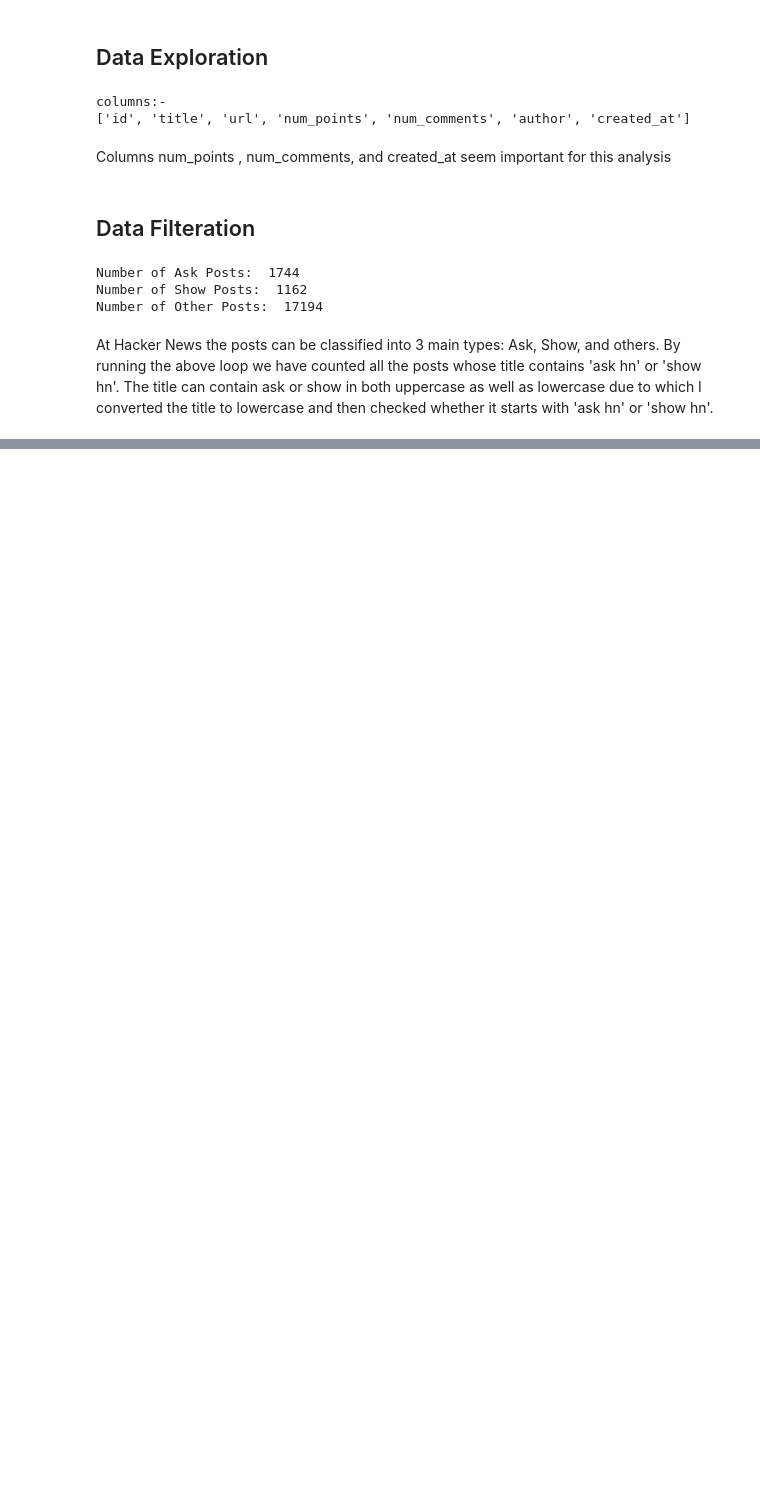
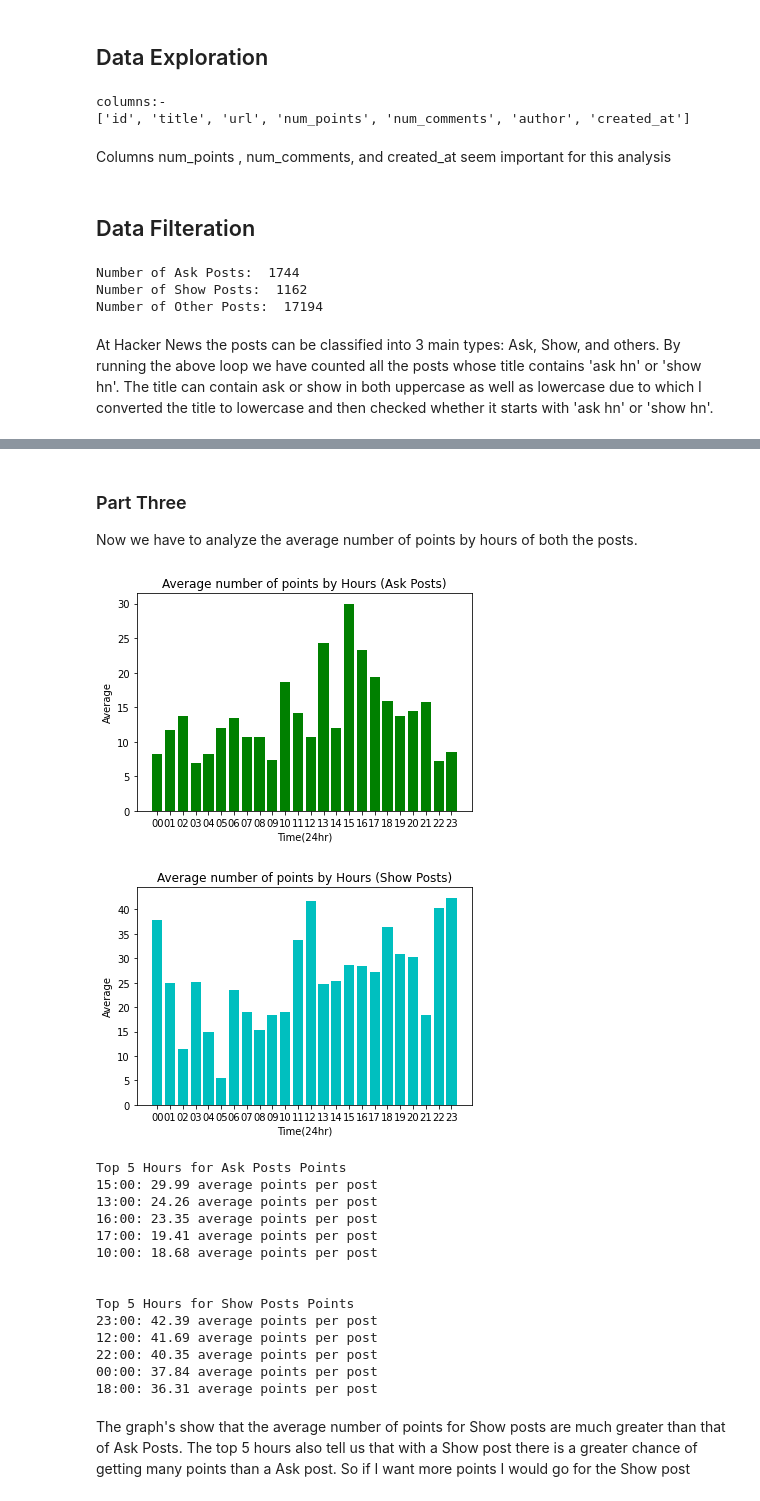
Before and after one commit to saad1998/Data-Analyst-Projects, a Jupyter notebook: Analyzing_HackerNews_project_2.ipynb, the cells around one changed output, grey strips where cells are left out. Saved outputs shown, nothing was run; the diff lists cells and outputs as text; code cells hidden in the pictures; blank space fills up the shorter version.

```diff
--- a/Analyzing_HackerNews_project_2.ipynb
+++ b/Analyzing_HackerNews_project_2.ipynb
@@ -198,3 +308,81 @@ Top 5 Hours for Ask Posts Comments
+# %% [markdown]
+### Part Three
+
+Now we have to analyze the average number of points by hours of both the posts.
+# %%
+avg_by_hour_points_ask=avg_by_hour(points_by_hour_ask,counts_by_hour_ask_points)
+avg_by_hour_points_show=avg_by_hour(points_by_hour_show,counts_by_hour_show_points)
+
+#Plotting average number of comments on a post by hour.
+plt.bar(range(len(avg_by_hour_points_ask)),sorted_vals(sorted_keys_ask_points,avg_by_hour_points_ask),tick_label=sorted_keys_ask_points,color='g')
+plt.title('Average number of points by Hours (Ask Posts)')
+plt.xlabel('Time(24hr)')
+plt.ylabel('Average')
+plt.show()
+
+#Plotting average number of comments on a post by hour.
+plt.bar(range(len(avg_by_hour_points_show)),sorted_vals(sorted_keys_show_points,avg_by_hour_points_show),tick_label=sorted_keys_show_points,color='c')
+plt.title('Average number of points by Hours (Show Posts)')
+plt.xlabel('Time(24hr)')
+plt.ylabel('Average')
+plt.show()
+#Extracting the top 5 hours with a high user engagement.
+swap_avg_by_hour_ask_points=[]
+for key in avg_by_hour_points_ask:
+    temp_list=[]
+    temp_list.append(avg_by_hour_points_ask[key])
+    temp_list.append(key)
+    swap_avg_by_hour_ask_points.append(temp_list)
+
+#Extracting the top 5 hours with a high user engagement.
+swap_avg_by_hour_show_points=[]
+for key in avg_by_hour_points_show:
+    temp_list=[]
+    temp_list.append(avg_by_hour_points_show[key])
+    temp_list.append(key)
+    swap_avg_by_hour_show_points.append(temp_list)
+
+sorted_swap_ask_points=sorted(swap_avg_by_hour_ask_points,reverse=True)
+sorted_swap_show_points=sorted(swap_avg_by_hour_show_points,reverse=True)
+
+print("Top 5 Hours for Ask Posts Points")
+string_format="{time}: {val:.2f} average points per post"
+for row in sorted_swap_ask_points[:5]:
+    date=row[1]
+    val=row[0]
+    dt_object=dt.datetime.strptime(date,"%H")
+    dt_string=dt_object.strftime("%H:%M")
+    print(string_format.format(time=dt_string,val=val))
+
+print("\n")
+
+print("Top 5 Hours for Show Posts Points")
+string_format="{time}: {val:.2f} average points per post"
+for row in sorted_swap_show_points[:5]:
+    date=row[1]
+    val=row[0]
+    dt_object=dt.datetime.strptime(date,"%H")
+    dt_string=dt_object.strftime("%H:%M")
+    print(string_format.format(time=dt_string,val=val))
+# %% [output]
+[figure, added]
+[figure, added]
+Top 5 Hours for Ask Posts Points
+15:00: 29.99 average points per post
+13:00: 24.26 average points per post
+16:00: 23.35 average points per post
+17:00: 19.41 average points per post
+10:00: 18.68 average points per post
+
+
+Top 5 Hours for Show Posts Points
+23:00: 42.39 average points per post
+12:00: 41.69 average points per post
+22:00: 40.35 average points per post
+00:00: 37.84 average points per post
+18:00: 36.31 average points per post
+# %% [markdown]
+The graph's show that the average number of points for Show posts are much greater than that of Ask Posts. The top 5 hours also tell us that with a Show post there is a greater chance of getting many points than a Ask post. So if I want more points I would go for the Show post
 # %% [markdown]
 ## Conclusion
 
```
Also changed, not shown: parts of 18 cells of this notebook.
